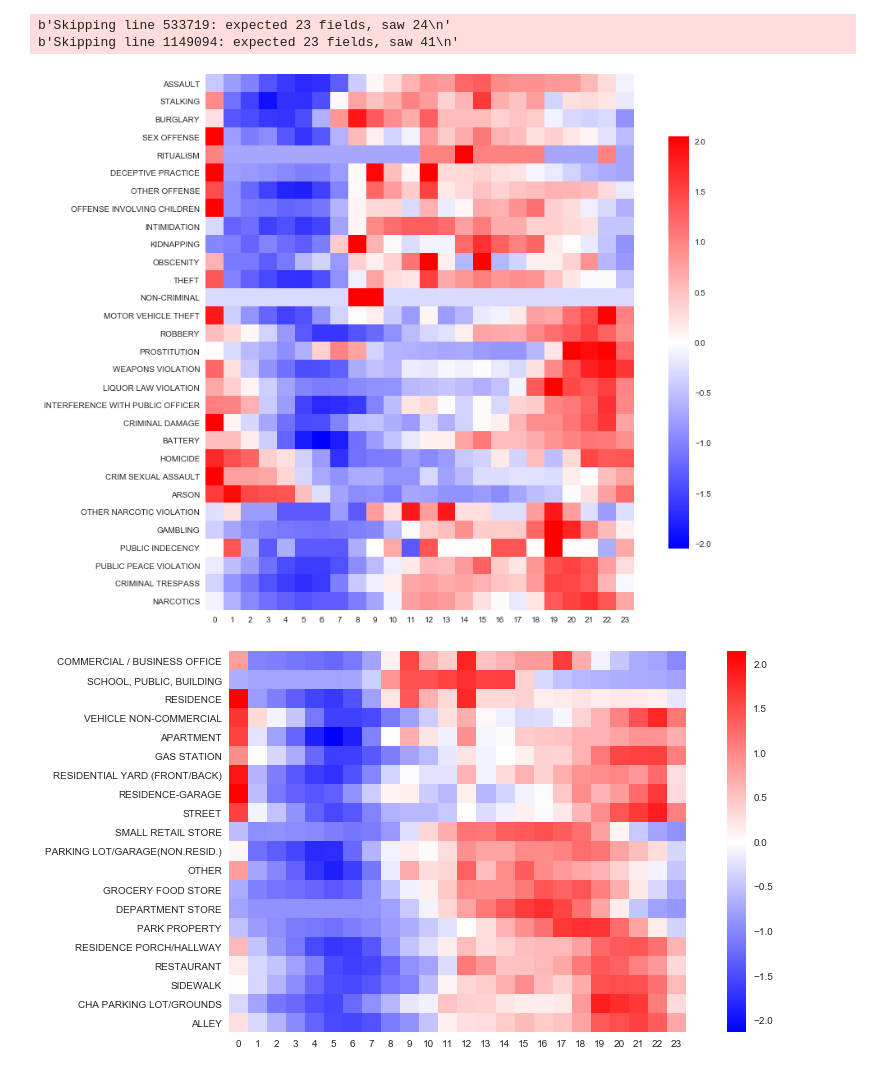
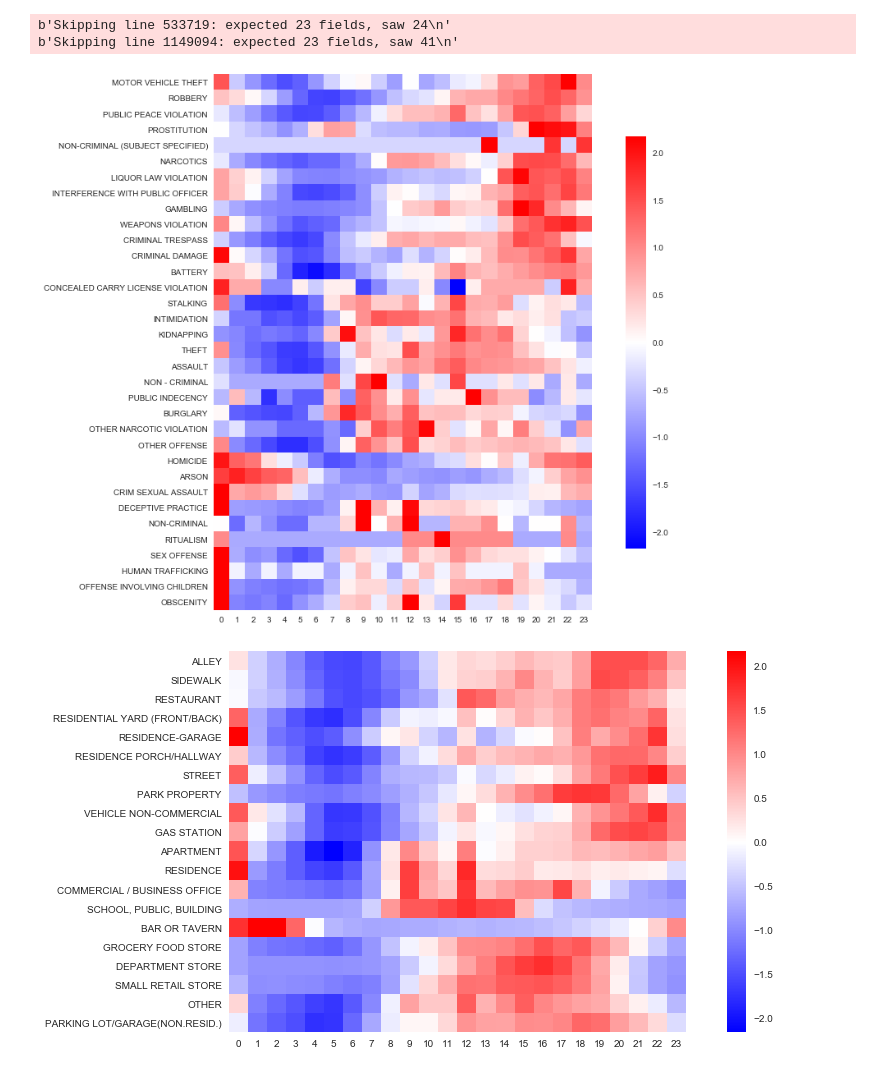
Before and after one commit to sbailey6/ML_Project, a Jupyter notebook: Crimes in Chicago.ipynb, the cells around one changed output. Cells and saved outputs as stored; diff of their text form; code cells hidden in the pictures.

```diff
--- a/Crimes in Chicago.ipynb
+++ b/Crimes in Chicago.ipynb
@@ -14,49 +14,34 @@ plt.style.use('seaborn')
 
 crimes1 = pd.read_csv('../input/Chicago_Crimes_2005_to_2007.csv',error_bad_lines=False)
 crimes2 = pd.read_csv('../input/Chicago_Crimes_2008_to_2011.csv',error_bad_lines=False)
-train = pd.concat([crimes1, crimes2], ignore_index=False, axis=0)
-test = pd.read_csv('../input/Chicago_Crimes_2012_to_2017.csv',error_bad_lines=False)
+crimes3 = pd.read_csv('../input/Chicago_Crimes_2012_to_2017.csv',error_bad_lines=False)
+data = pd.concat([crimes1, crimes2, crimes3], ignore_index=False, axis=0)
 
 del crimes1
 del crimes2
+del crimes3
 # %% [output]
 b'Skipping line 533719: expected 23 fields, saw 24\n'
 b'Skipping line 1149094: expected 23 fields, saw 41\n'
 # %%
 #Next we need to clean up the data
 
-train.drop_duplicates(subset=['ID', 'Case Number'], inplace=True)
-test.drop_duplicates(subset=['ID', 'Case Number'], inplace=True)
+data.drop_duplicates(subset=['ID', 'Case Number'], inplace=True)
 
-#we want to ensure that test has no data entries
-#that are found in train. found how to do this here:
-#https://stackoverflow.com/questions/37313691/how-to-remove-a-pandas-dataframe-from-another-dataframe
-pd.concat([test, train, train]).drop_duplicates(keep=False)
-
-train.drop(['Unnamed: 0', 'Case Number', 'Updated On', 'FBI Code', 'Ward','Community Area', 'Latitude', 'Longitude', 'Location'], inplace=True, axis=1)
-test.drop(['Unnamed: 0', 'Case Number', 'Updated On', 'FBI Code', 'Ward','Community Area', 'Latitude', 'Longitude', 'Location'], inplace=True, axis=1)
+data = data.drop(['Unnamed: 0', 'Case Number', 'Updated On', 'FBI Code', 'Ward','Community Area', 'Latitude', 'Longitude', 'Location'], axis=1)
 
 # convert dates to pandas datetime format
-train.Date = pd.to_datetime(train.Date, format='%m/%d/%Y %I:%M:%S %p')
-test.Date = pd.to_datetime(test.Date, format='%m/%d/%Y %I:%M:%S %p')
+data.Date = pd.to_datetime(data.Date, format='%m/%d/%Y %I:%M:%S %p')
 
 # setting the index to be the date will help later on
-train.index = pd.DatetimeIndex(train.Date)
-test.index = pd.DatetimeIndex(test.Date)
+data.index = pd.DatetimeIndex(data.Date)
 
 #next, make the data less noisy by only keeping the top 20 location descriptions and crime descriptions
-loc_to_change  = list(train['Location Description'].value_counts()[20:].index)
-desc_to_change = list(train['Description'].value_counts()[20:].index)
+loc_to_change  = list(data['Location Description'].value_counts()[20:].index)
+desc_to_change = list(data['Description'].value_counts()[20:].index)
 
-train.loc[train['Location Description'].isin(loc_to_change) , train.columns=='Location Description'] = 'OTHER'
-train.loc[train['Description'].isin(desc_to_change) , train.columns=='Description'] = 'OTHER'
-
-# we convert those 3 columns into 'Categorical' types -- works like 'factor' in R
-# train['Primary Type']         = pd.Categorical(train['Primary Type'])
-# train['Location Description'] = pd.Categorical(train['Location Description'])
-# train['Description']          = pd.Categorical(train['Description'])
-# train['Block'] = pd.Categorical(train['Block'])
-# train['IUCR'] = pd.Categorical(train['IUCR'])
+data.loc[data['Location Description'].isin(loc_to_change), data.columns=='Location Description'] = 'OTHER'
+data.loc[data['Description'].isin(desc_to_change), data.columns=='Description'] = 'OTHER'
 # %%
 #do some unsupervised learning and try to cluster the data
 #we will print out the results with heat maps
@@ -104,21 +89,21 @@ def normalize(df):
 # %%
 #lets plot the most likely times each crime will occur in a given day.
 #red means the crime is most likely to occur at these times, blue means it is least likely to occur, and white means
 #the crime may occur at these times.
 
-hour_by_type = train.pivot_table(values='ID', index='Primary Type', columns=train.index.hour, aggfunc=np.size).fillna(0)
+hour_by_type = data.pivot_table(values='ID', index='Primary Type', columns=data.index.hour, aggfunc=np.size).fillna(0)
 plt.figure(figsize=(15,12))
 scale_and_plot(hour_by_type)
 # %% [output]
-[figure, old version]
+[figure, new version]
 # %%
 #we can also plot the most likely times that a crime will occur at a given location
 
-hour_by_location = train.pivot_table(values='ID', index='Location Description', columns=train.index.hour, aggfunc=np.size).fillna(0)
+hour_by_location = data.pivot_table(values='ID', index='Location Description', columns=data.index.hour, aggfunc=np.size).fillna(0)
 plt.figure(figsize=(15,7))
 scale_and_plot(hour_by_location)
 # %% [output]
-[figure, old version]
+[figure, new version]
 # %%
 #lastly we plot the most likely location at which certain crimes will occur
 
```
Also changed, not shown: parts of 6 cells of this notebook.
